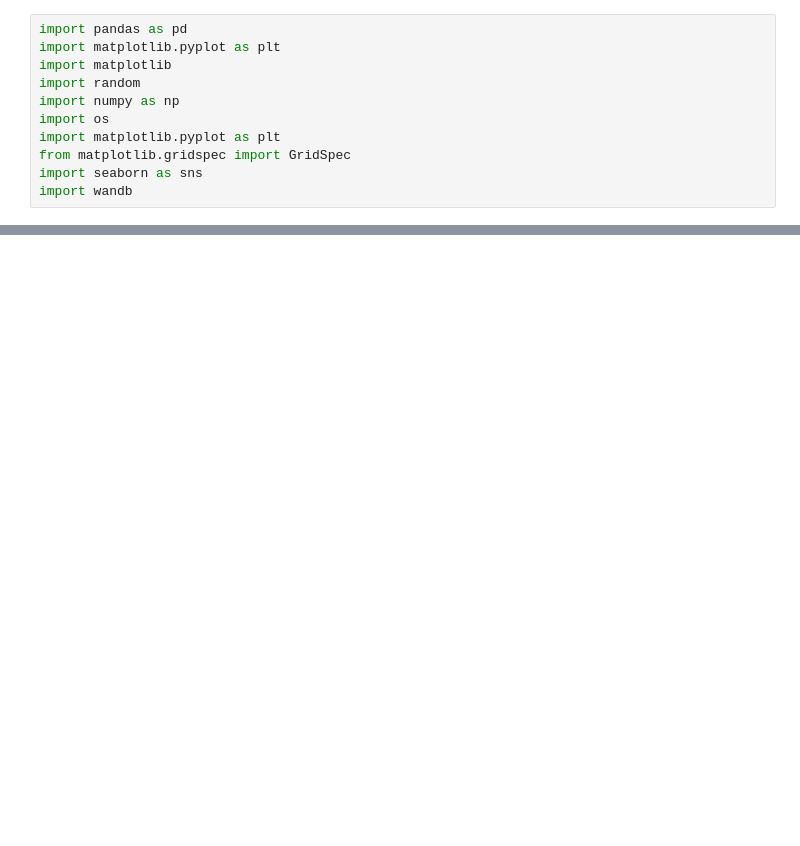
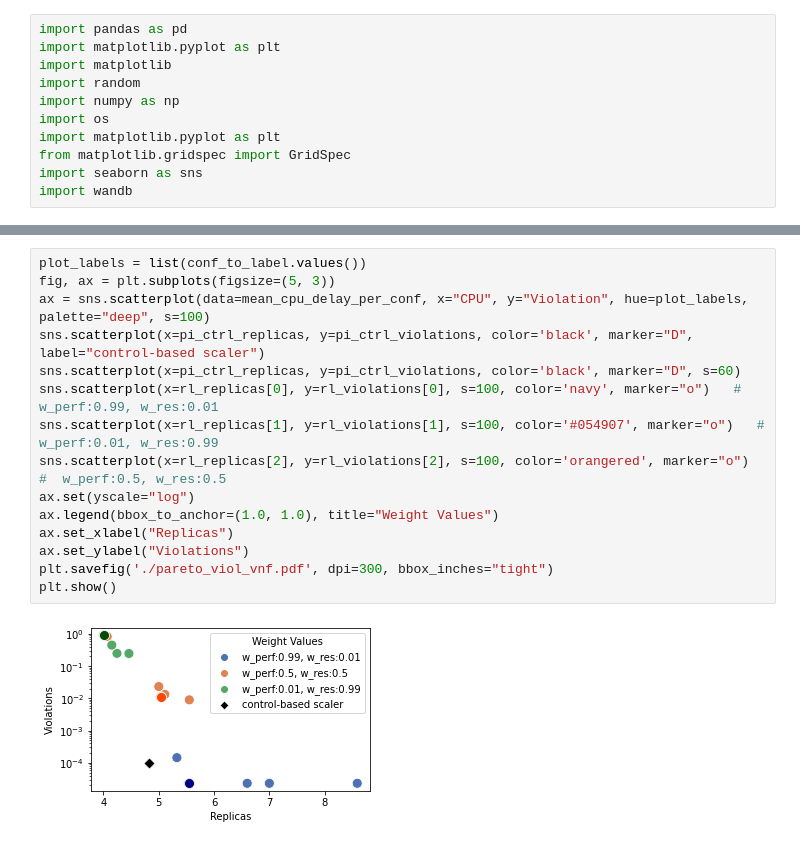
Before and after one commit to psotoarenas/RL_autoscalers_dynasim, a Jupyter notebook: plot_notebooks/pareto_front_RL.ipynb, the cells around one changed output, grey strips where cells are left out. Drawn from its saved outputs; the diff is of its cells as text; blank space fills up the shorter version.

```diff
--- a/plot_notebooks/pareto_front_RL.ipynb
+++ b/plot_notebooks/pareto_front_RL.ipynb
@@ -184,0 +176,17 @@ plt.show()
+# %%
+plot_labels = list(conf_to_label.values())
+fig, ax = plt.subplots(figsize=(5, 3))
+ax = sns.scatterplot(data=mean_cpu_delay_per_conf, x="CPU", y="Violation", hue=plot_labels, palette="deep", s=100)
+sns.scatterplot(x=pi_ctrl_replicas, y=pi_ctrl_violations, color='black', marker="D", label="control-based scaler")
+sns.scatterplot(x=pi_ctrl_replicas, y=pi_ctrl_violations, color='black', marker="D", s=60)
+sns.scatterplot(x=rl_replicas[0], y=rl_violations[0], s=100, color='navy', marker="o")   #  w_perf:0.99, w_res:0.01
+sns.scatterplot(x=rl_replicas[1], y=rl_violations[1], s=100, color='#054907', marker="o")   #  w_perf:0.01, w_res:0.99
+sns.scatterplot(x=rl_replicas[2], y=rl_violations[2], s=100, color='orangered', marker="o")   #  w_perf:0.5, w_res:0.5
+ax.set(yscale="log")
+ax.legend(bbox_to_anchor=(1.0, 1.0), title="Weight Values")
+ax.set_xlabel("Replicas")
+ax.set_ylabel("Violations")
+plt.savefig('./pareto_viol_vnf.pdf', dpi=300, bbox_inches="tight")
+plt.show()
+# %% [output]
+[figure, added]
```
Also changed, not shown: parts of 12 cells of this notebook, 1 other file.
